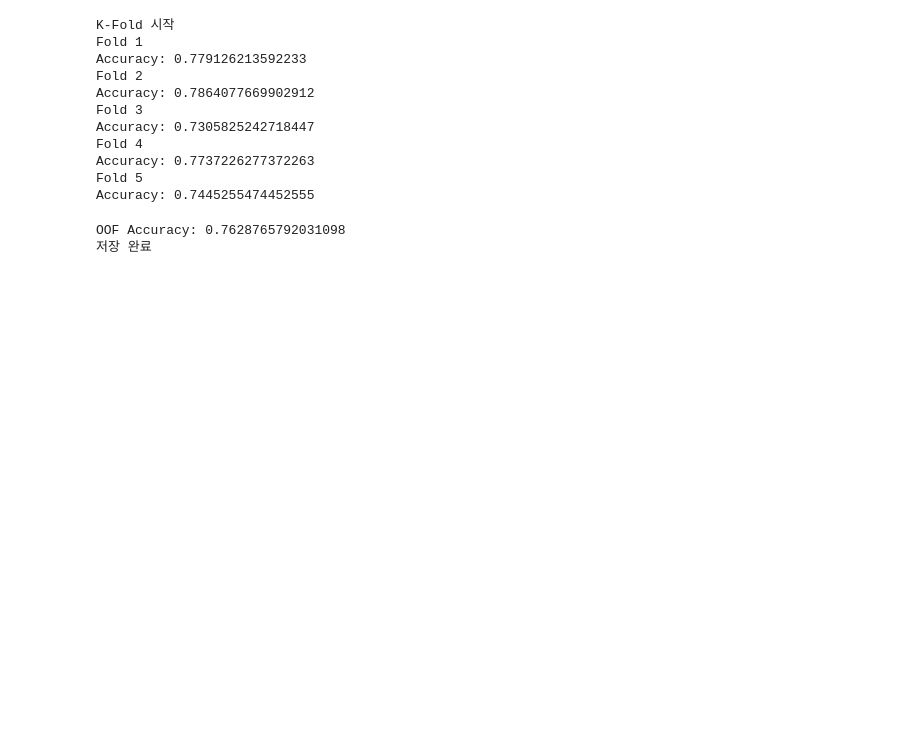
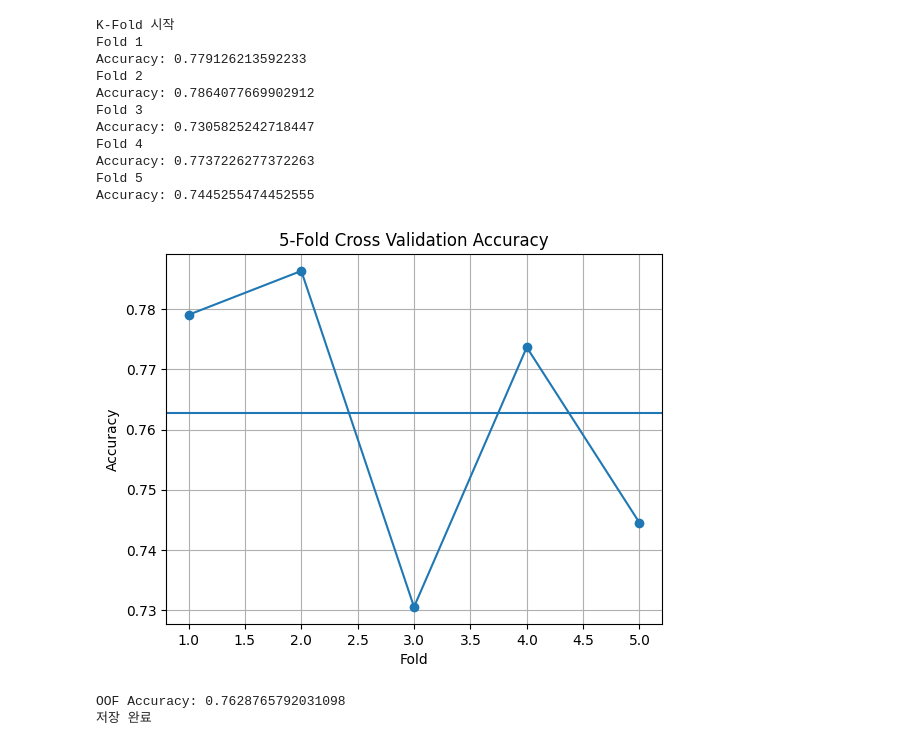
Before and after one commit to yendlessse/WeatherPrediction, a Jupyter notebook: WeatherPrediction02.ipynb, the cells around one changed output. Drawn from its saved outputs; the diff is of its cells as text; code cells hidden in the pictures; blank space fills up the shorter version.

```diff
--- a/WeatherPrediction02.ipynb
+++ b/WeatherPrediction02.ipynb
@@ -142,6 +142,25 @@ Fold 4
 Accuracy: 0.7737226277372263
 Fold 5
 Accuracy: 0.7445255474452555
+# %%
+import matplotlib.pyplot as plt
+
+fold_scores = [0.7791, 0.7864, 0.7305, 0.7737, 0.7445]
+
+plt.figure()
+plt.plot(range(1, 6), fold_scores, marker='o')
+plt.title("5-Fold Cross Validation Accuracy")
+plt.xlabel("Fold")
+plt.ylabel("Accuracy")
+plt.grid()
+
+# 평균선 추가
+mean_score = sum(fold_scores) / len(fold_scores)
+plt.axhline(mean_score)
+
+plt.show()
+# %% [output]
+[figure, added]
 # %%
 oof_accuracy = accuracy_score(y, oof_preds)
 print("OOF Accuracy:", oof_accuracy)
```
Also changed, not shown: parts of 2 cells of this notebook, 3 other files.
